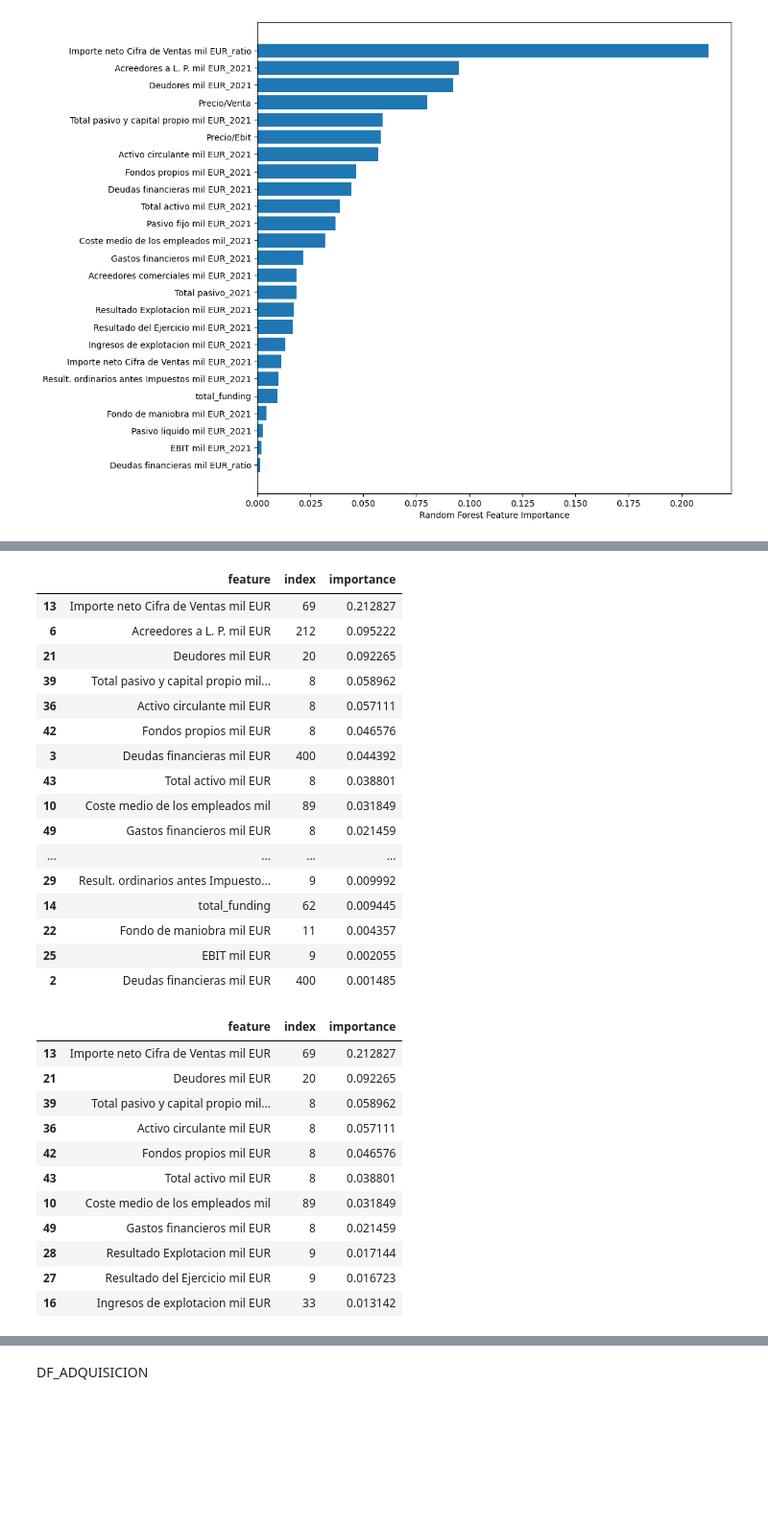
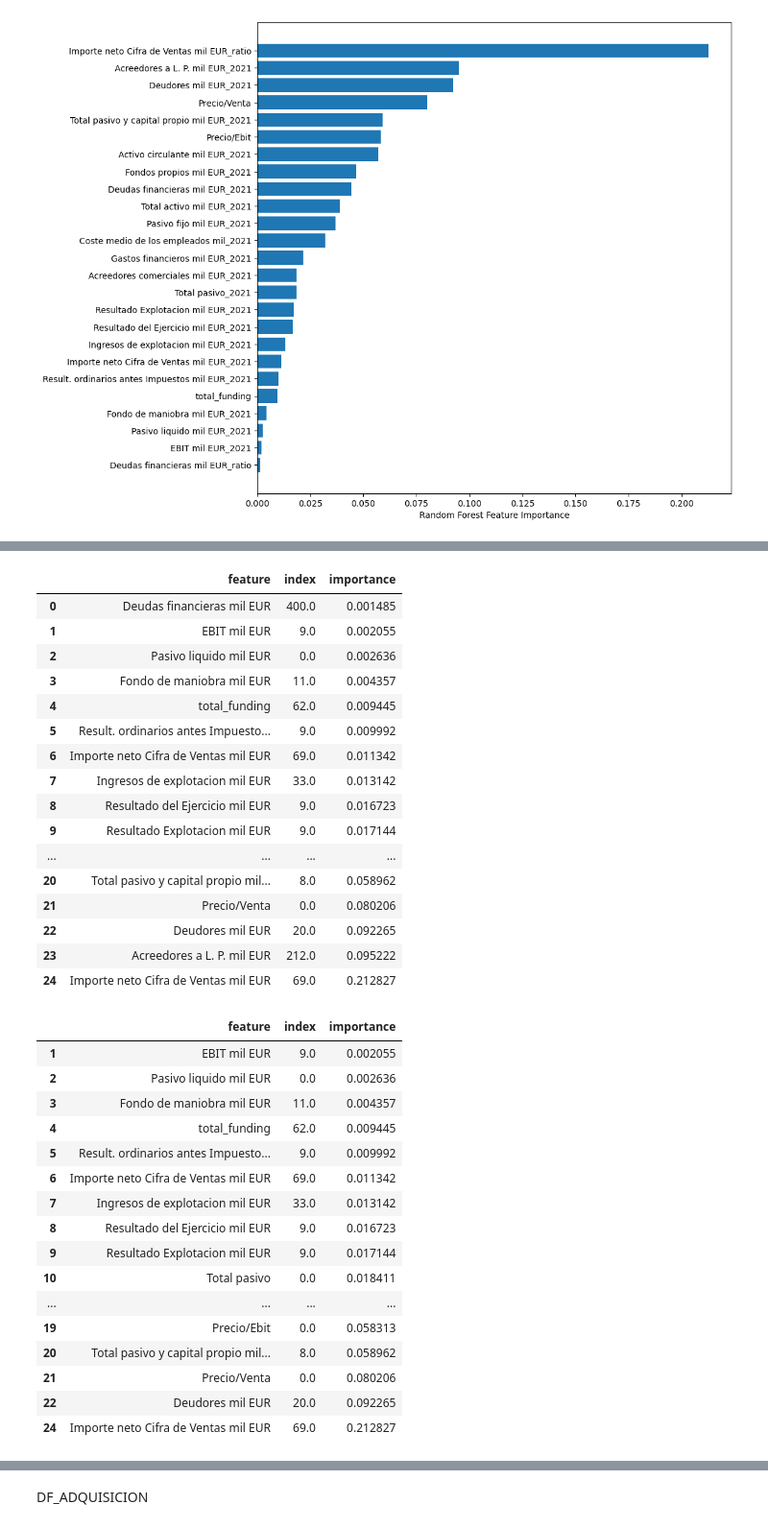
Before and after one commit to unaimleal/spri_reto_07_morado, a Jupyter notebook: preprocesamiento.ipynb, the cells around one changed output, grey strips where cells are left out. Shown at 96% size. Saved outputs shown, nothing was run; the diff lists cells and outputs as text; code cells hidden in the pictures; blank space fills up the shorter version.

```diff
--- a/preprocesamiento.ipynb
+++ b/preprocesamiento.ipynb
@@ -1196,46 +1196,47 @@ variables_con_missings_antes_nif=variables_con_missings_antes_nif.to_frame().res
 #se cambia el nombre index a feature
 variables_con_missings_antes_nif.columns=['feature', 'index']
 #merge forest_importances con variables_con_missings_antes_nif por la columna feature
-variables_con_missings_antes_nif= variables_con_missings_antes_nif.merge(forest_importances, on='feature', how='left')
+variables_con_missings_antes_nif= variables_con_missings_antes_nif.merge(forest_importances, on='feature', how='right')
+variables_con_missings_antes_nif['index']=variables_con_missings_antes_nif['index'].fillna(0)
-# %%
-#se seleccionan las columnas importance que no son NaN
-variables_con_missings_antes_nif=variables_con_missings_antes_nif[variables_con_missings_antes_nif['importance'].notna()]
-variables_con_missings_antes_nif=variables_con_missings_antes_nif.sort_values(by='importance', ascending=False)
 # %%
 variables_con_missings_antes_nif
 # %% [output]
 |  | feature | index | importance |
-| 13 | Importe neto Cifra de Ventas mil EUR | 69 | 0.212827 |
-| 6 | Acreedores a L. P. mil EUR | 212 | 0.095222 |
-| 21 | Deudores mil EUR | 20 | 0.092265 |
-| 39 | Total pasivo y capital propio mil... | 8 | 0.058962 |
-| 36 | Activo circulante mil EUR | 8 | 0.057111 |
-| 42 | Fondos propios mil EUR | 8 | 0.046576 |
-| 3 | Deudas financieras mil EUR | 400 | 0.044392 |
-| 43 | Total activo mil EUR | 8 | 0.038801 |
-| 10 | Coste medio de los empleados mil | 89 | 0.031849 |
-| 49 | Gastos financieros mil EUR | 8 | 0.021459 |
+| 0 | Deudas financieras mil EUR | 400.0 | 0.001485 |
+| 1 | EBIT mil EUR | 9.0 | 0.002055 |
+| 2 | Pasivo liquido mil EUR | 0.0 | 0.002636 |
+| 3 | Fondo de maniobra mil EUR | 11.0 | 0.004357 |
+| 4 | total_funding | 62.0 | 0.009445 |
+| 5 | Result. ordinarios antes Impuesto... | 9.0 | 0.009992 |
+| 6 | Importe neto Cifra de Ventas mil EUR | 69.0 | 0.011342 |
+| 7 | Ingresos de explotacion mil EUR | 33.0 | 0.013142 |
+| 8 | Resultado del Ejercicio mil EUR | 9.0 | 0.016723 |
+| 9 | Resultado Explotacion mil EUR | 9.0 | 0.017144 |
 | ... | ... | ... | ... |
-| 29 | Result. ordinarios antes Impuesto... | 9 | 0.009992 |
-| 14 | total_funding | 62 | 0.009445 |
-| 22 | Fondo de maniobra mil EUR | 11 | 0.004357 |
-| 25 | EBIT mil EUR | 9 | 0.002055 |
-| 2 | Deudas financieras mil EUR | 400 | 0.001485 |
+| 20 | Total pasivo y capital propio mil... | 8.0 | 0.058962 |
+| 21 | Precio/Venta | 0.0 | 0.080206 |
+| 22 | Deudores mil EUR | 20.0 | 0.092265 |
+| 23 | Acreedores a L. P. mil EUR | 212.0 | 0.095222 |
+| 24 | Importe neto Cifra de Ventas mil EUR | 69.0 | 0.212827 |
 # %%
 #se eliminan las filas(en el df_valoracion_seleccionado columnas) con mas de 200 missings(index)
-variables_con_missings_antes_nif=variables_con_missings_antes_nif[variables_con_missings_antes_nif['index']<200]
-#se eliminan los 5 valores mas pequeños de importance
-variables_con_missings_antes_nif.iloc[:-5,:]
+variables_con_missings_antes_nif=variables_con_missings_antes_nif[variables_con_missings_antes_nif['index']<80]
+variables_con_missings_antes_nif
 # %% [output]
 |  | feature | index | importance |
-| 13 | Importe neto Cifra de Ventas mil EUR | 69 | 0.212827 |
-| 21 | Deudores mil EUR | 20 | 0.092265 |
-| 39 | Total pasivo y capital propio mil... | 8 | 0.058962 |
-| 36 | Activo circulante mil EUR | 8 | 0.057111 |
-| 42 | Fondos propios mil EUR | 8 | 0.046576 |
-| 43 | Total activo mil EUR | 8 | 0.038801 |
-| 10 | Coste medio de los empleados mil | 89 | 0.031849 |
-| 49 | Gastos financieros mil EUR | 8 | 0.021459 |
-| 28 | Resultado Explotacion mil EUR | 9 | 0.017144 |
-| 27 | Resultado del Ejercicio mil EUR | 9 | 0.016723 |
-| 16 | Ingresos de explotacion mil EUR | 33 | 0.013142 |
+| 1 | EBIT mil EUR | 9.0 | 0.002055 |
+| 2 | Pasivo liquido mil EUR | 0.0 | 0.002636 |
+| 3 | Fondo de maniobra mil EUR | 11.0 | 0.004357 |
+| 4 | total_funding | 62.0 | 0.009445 |
+| 5 | Result. ordinarios antes Impuesto... | 9.0 | 0.009992 |
+| 6 | Importe neto Cifra de Ventas mil EUR | 69.0 | 0.011342 |
+| 7 | Ingresos de explotacion mil EUR | 33.0 | 0.013142 |
+| 8 | Resultado del Ejercicio mil EUR | 9.0 | 0.016723 |
+| 9 | Resultado Explotacion mil EUR | 9.0 | 0.017144 |
+| 10 | Total pasivo | 0.0 | 0.018411 |
+| ... | ... | ... | ... |
+| 19 | Precio/Ebit | 0.0 | 0.058313 |
+| 20 | Total pasivo y capital propio mil... | 8.0 | 0.058962 |
+| 21 | Precio/Venta | 0.0 | 0.080206 |
+| 22 | Deudores mil EUR | 20.0 | 0.092265 |
+| 24 | Importe neto Cifra de Ventas mil EUR | 69.0 | 0.212827 |
```
Also changed, not shown: parts of 22 cells of this notebook, 1 other file.
